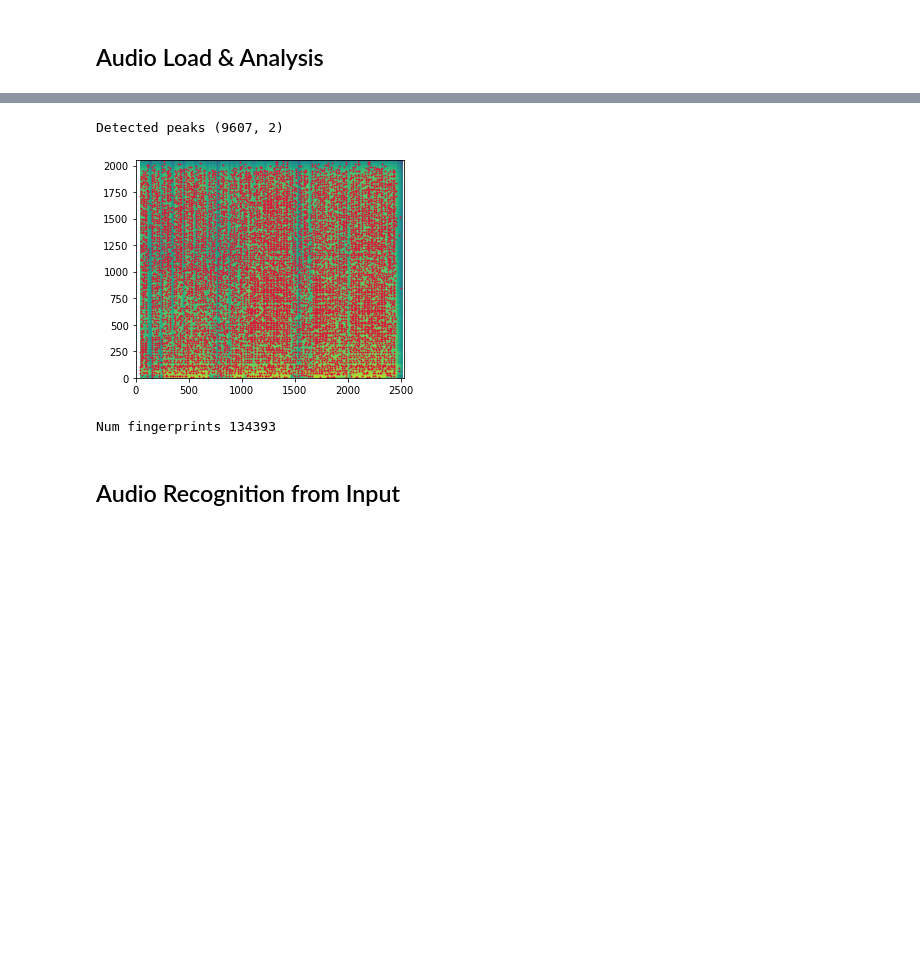
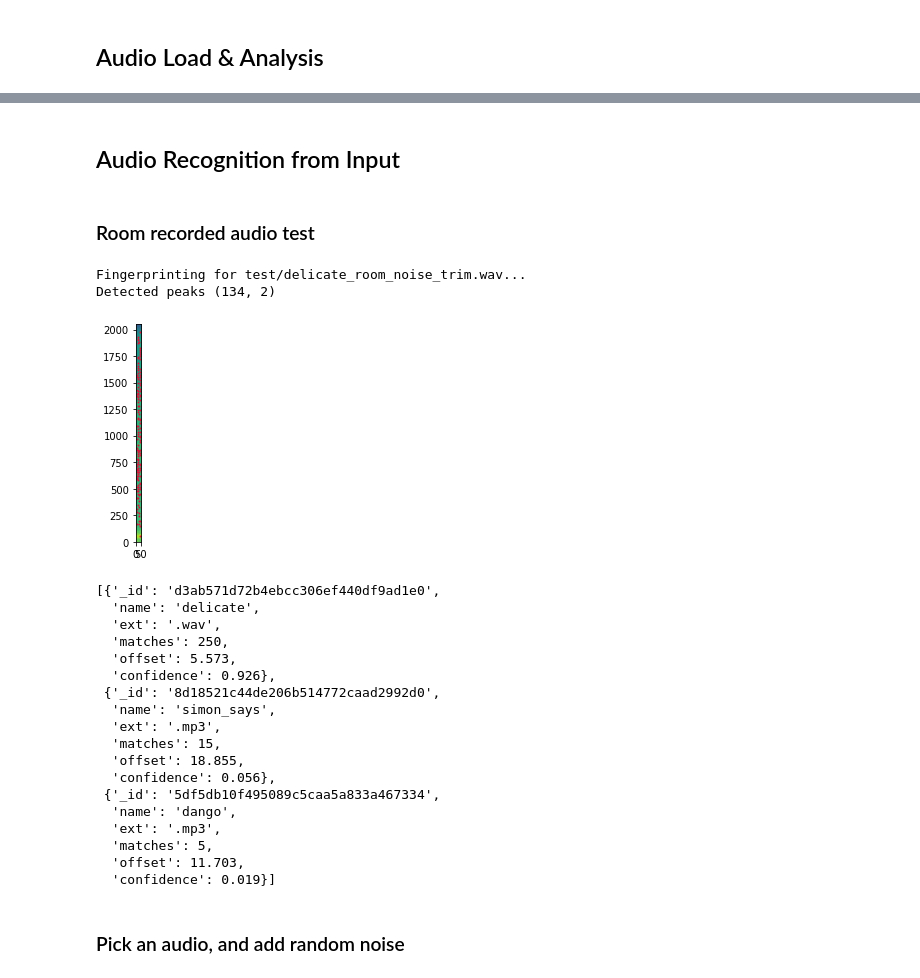
Before and after one commit to mikezzb/song-recognition, a Jupyter notebook: backend/audio_fingerprinting.ipynb, the cells around one changed output, grey strips where cells are left out. Drawn from its saved outputs; the diff is of its cells as text; code cells hidden in the pictures; blank space fills up the shorter version.

```diff
--- a/backend/audio_fingerprinting.ipynb
+++ b/backend/audio_fingerprinting.ipynb
@@ -18,13 +28,30 @@ Skipped duplicated fingerprinting for songs/1.mp3...
-# %%
-import librosa
-from kishikan.core import fingerprint
-
-y, sr = librosa.load('songs/1.wav', mono=True, sr=22050)
-fp = fingerprint(y, sr=sr)
-print(f"Num fingerprints {len(fp)}")
-# %% [output]
-Detected peaks (9607, 2)
-[figure, removed]
-Num fingerprints 134393
 # %% [markdown]
 ## Audio Recognition from Input
+# %% [markdown]
+### Room recorded audio test
+# %%
+k.match('test/delicate_room_noise_trim.wav')
+# %% [output]
+Fingerprinting for test/delicate_room_noise_trim.wav...
+Detected peaks (134, 2)
+[figure, added]
+[{'_id': 'd3ab571d72b4ebcc306ef440df9ad1e0',
+  'name': 'delicate',
+  'ext': '.wav',
+  'matches': 250,
+  'offset': 5.573,
+  'confidence': 0.926},
+ {'_id': '8d18521c44de206b514772caad2992d0',
+  'name': 'simon_says',
+  'ext': '.mp3',
+  'matches': 15,
+  'offset': 18.855,
+  'confidence': 0.056},
+ {'_id': '5df5db10f495089c5caa5a833a467334',
+  'name': 'dango',
+  'ext': '.mp3',
+  'matches': 5,
+  'offset': 11.703,
+  'confidence': 0.019}]
+# %% [markdown]
+### Pick an audio, and add random noise
```
Also changed, not shown: parts of 3 cells of this notebook, 2 other files.
